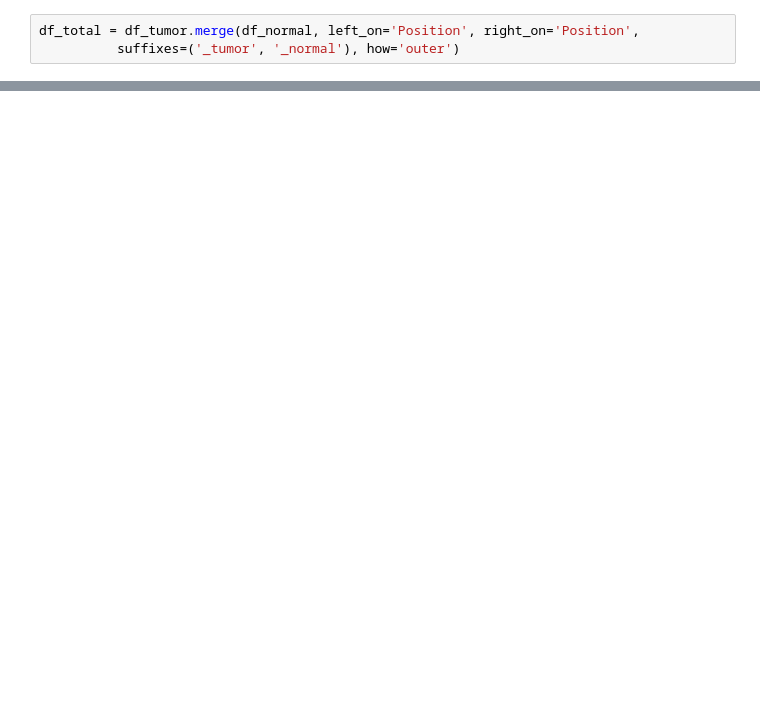
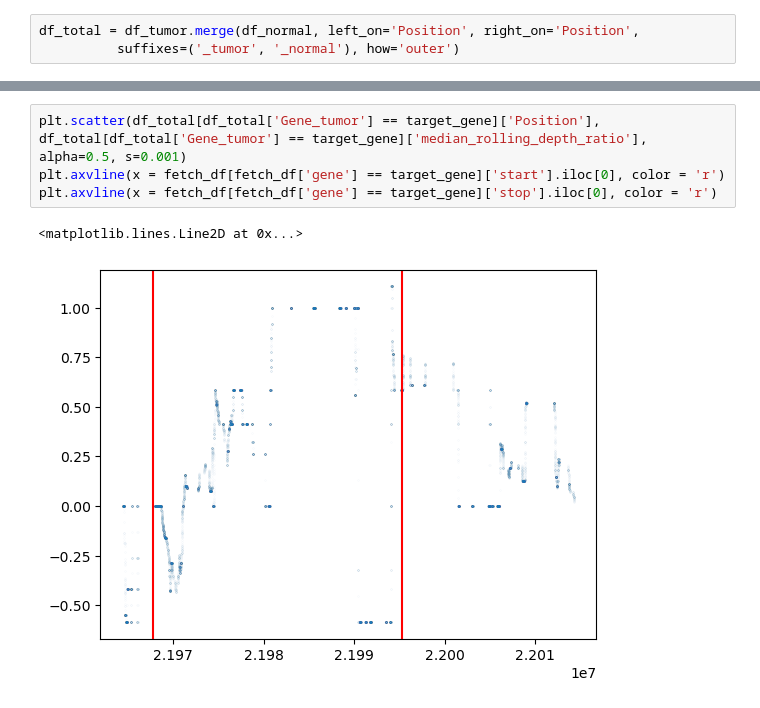
Before and after one commit to wwoskie/IBRE_Biohack_CNV, a Jupyter notebook: pysam.ipynb, the cells around one changed output, grey strips where cells are left out. Saved outputs shown, nothing was run; the diff lists cells and outputs as text; blank space fills up the shorter version.

```diff
--- a/pysam.ipynb
+++ b/pysam.ipynb
@@ -321,0 +129,7 @@ df_total
+# %%
+plt.scatter(df_total[df_total['Gene_tumor'] == target_gene]['Position'], df_total[df_total['Gene_tumor'] == target_gene]['median_rolling_depth_ratio'], alpha=0.5, s=0.001)
+plt.axvline(x = fetch_df[fetch_df['gene'] == target_gene]['start'].iloc[0], color = 'r')
+plt.axvline(x = fetch_df[fetch_df['gene'] == target_gene]['stop'].iloc[0], color = 'r')
+# %% [output]
+<matplotlib.lines.Line2D at 0x...>
+[figure, added]
```
Also changed, not shown: parts of 28 cells of this notebook.
